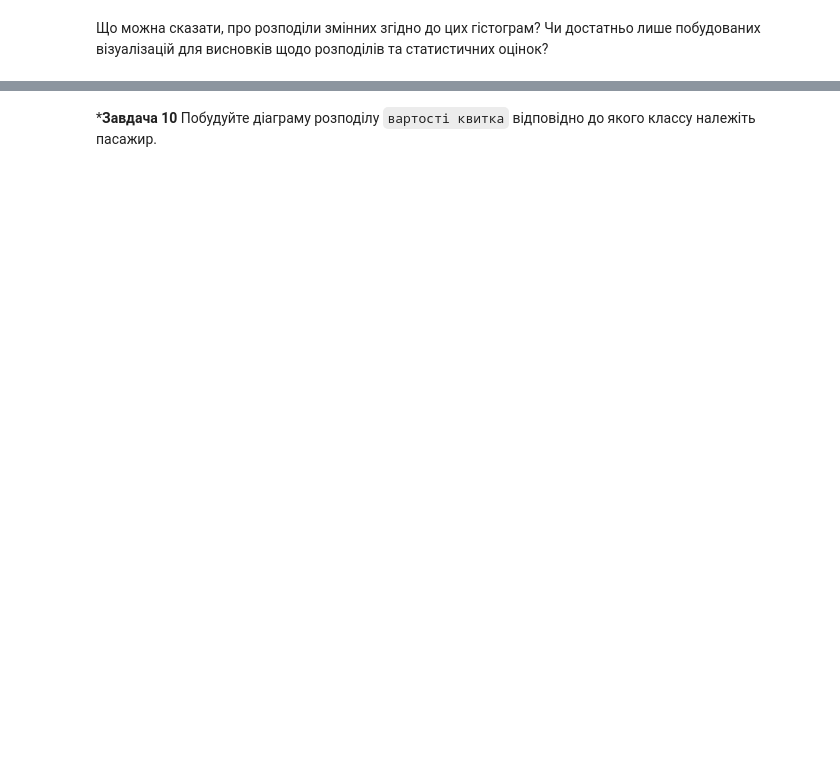
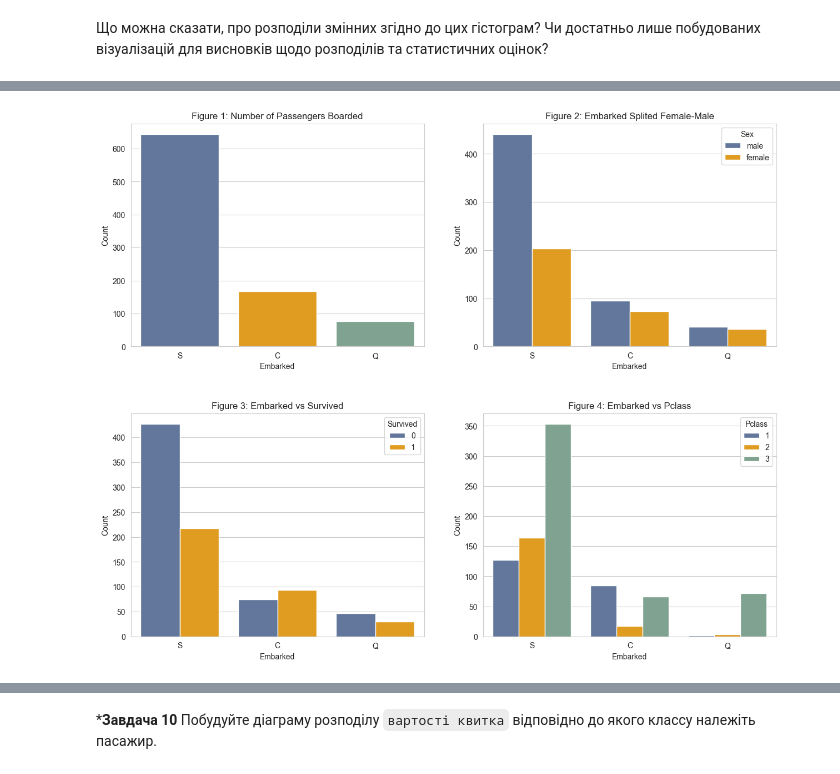
Before and after one commit to HumnytskaLiza/ai-labs, a Jupyter notebook: task2/task2_basic_ai_python_liza_humnytska.ipynb, the cells around one changed output, grey strips where cells are left out. Saved outputs shown, nothing was run; the diff lists cells and outputs as text; code cells hidden in the pictures; blank space fills up the shorter version.

```diff
--- a/task2/task2_basic_ai_python_liza_humnytska.ipynb
+++ b/task2/task2_basic_ai_python_liza_humnytska.ipynb
@@ -286,0 +305,37 @@ plt.show()
+# %%
+df_embarked = dataset[["Embarked"]]
+df_embarked_splited = dataset[["Embarked", "Sex"]]
+df_embarked_survived = dataset[["Embarked", "Survived"]]
+df_embarked_pclass = dataset[["Embarked", "Pclass"]]
+
+embarked_count = df_embarked.value_counts()
+df_embarked_count = pd.DataFrame({"Embarked": embarked_count.index.get_level_values("Embarked"), "Count": embarked_count.values})
+
+embarked_splited = df_embarked_splited.groupby("Embarked").value_counts().sort_values(ascending=False)
+df_embarked_sex_count = pd.DataFrame({"Embarked": embarked_splited.index.get_level_values("Embarked"), "Sex": embarked_splited.index.get_level_values("Sex"), "Count": embarked_splited.values})
+
+embarked_survived_count = df_embarked_survived.groupby("Embarked").value_counts().sort_values(ascending=False)
+df_embarked_survived_count = pd.DataFrame({"Embarked": embarked_survived_count.index.get_level_values("Embarked"), "Survived": embarked_survived_count.index.get_level_values("Survived"), "Count": embarked_survived_count.values})
+
+embarked_pclass_count = df_embarked_pclass.groupby("Embarked").value_counts().sort_values(ascending=False)
+df_embarked_pclass_count = pd.DataFrame({"Embarked": embarked_pclass_count.index.get_level_values("Embarked"), "Pclass": embarked_pclass_count.index.get_level_values("Pclass"), "Count": embarked_pclass_count.values})
+
+
+fig, ((ax1, ax2), (ax3, ax4)) = plt.subplots(2, 2, figsize=(15, 12))
+plt.subplots_adjust(hspace=0.3)
+
+sns.barplot(data = df_embarked_count, x = "Embarked", y = "Count", ax=ax1, palette=['#5975A4', 'orange', '#7AA88F'], hue="Embarked")
+ax1.set_title("Figure 1: Number of Passengers Boarded")
+
+sns.barplot(data = df_embarked_sex_count, x = "Embarked", y = "Count", ax=ax2, palette=['#5975A4', 'orange'], hue="Sex")
+ax2.set_title("Figure 2: Embarked Splited Female-Male")
+
+sns.barplot(data = df_embarked_survived_count, x = "Embarked", y = "Count", ax=ax3, palette=['#5975A4', 'orange'], hue="Survived")
+ax3.set_title("Figure 3: Embarked vs Survived")
+
+sns.barplot(data = df_embarked_pclass_count, x = "Embarked", y = "Count", ax=ax4, palette=['#5975A4', 'orange', '#7AA88F'], hue="Pclass")
+ax4.set_title("Figure 4: Embarked vs Pclass")
+
+plt.show()
+# %% [output]
+[figure, added]
```
Also changed, not shown: parts of 8 cells of this notebook, 2 other files.
